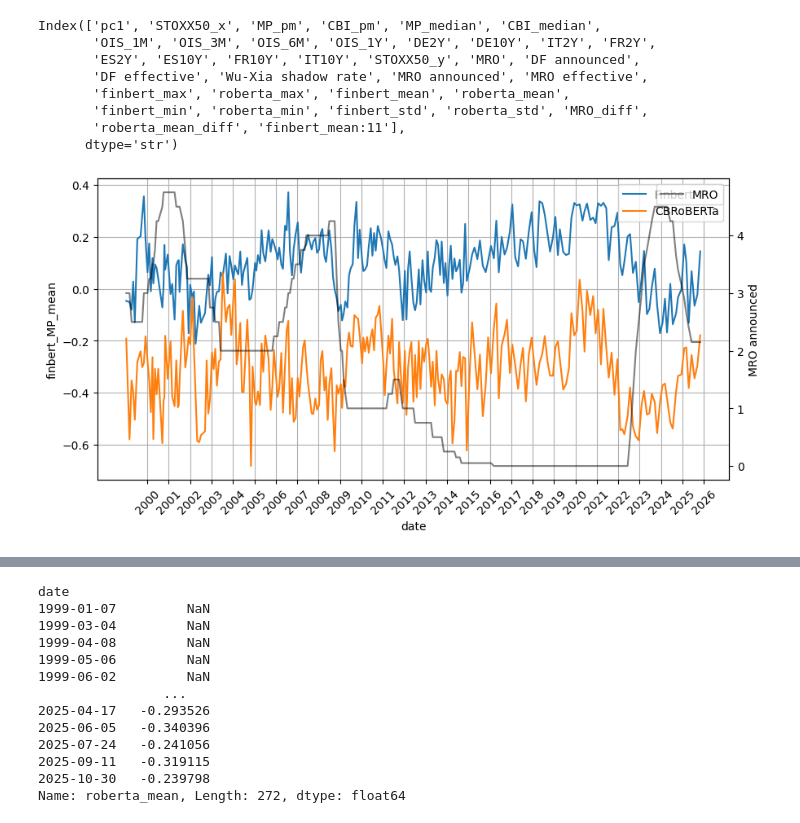
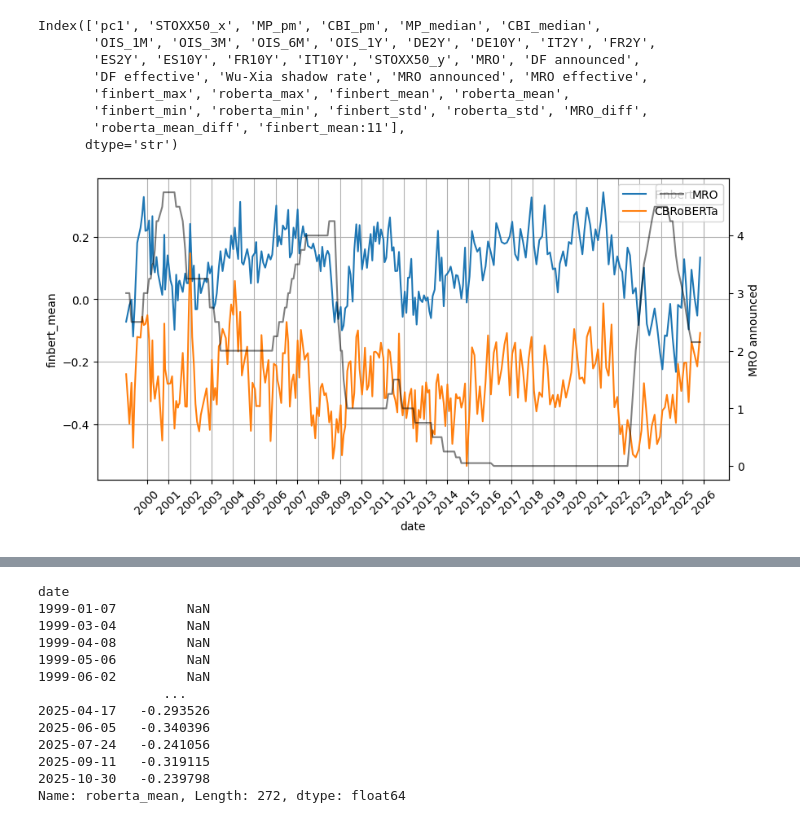
Before and after one commit to kubovotny/bachelor-thesis, a Jupyter notebook: source/analysis/market_independence.ipynb, the cells around one changed output, grey strips where cells are left out. Cells and saved outputs as stored; diff of their text form; code cells hidden in the pictures.

```diff
--- a/source/analysis/market_independence.ipynb
+++ b/source/analysis/market_independence.ipynb
@@ -17,12 +17,12 @@ from ..data.sentiment import return_sentiment_agg_pivot
 import pandas as pd
 import plotly.graph_objects as go
 # %%
-WITH_LABEL = True
+WITH_LABEL = False
 data = return_data(
     IS_QA_division=False,
     qa_options="just_answers",
     with_label=WITH_LABEL,
-    word_limit=200,
+    word_limit=350,
     market_data="all",
 ).set_index("date")
 sentiment_columns = (
@@ -148,32 +92,32 @@ Index(['pc1', 'STOXX50_x', 'MP_pm', 'CBI_pm', 'MP_median', 'CBI_median',
 # %%
 fig, ax = plt.subplots()
 fig.set_figwidth(10)
 data["MRO_diff"] = data["MRO announced"] - data["MRO"]
 sns.lineplot(
     data,
     x="date",
-    y=data["finbert_MP_mean"],
+    y=data["finbert_mean"],
     label="Finbert",
     ax=ax,
 )
 sns.lineplot(
     data,
     x="date",
-    y=data["roberta_MP_mean"],
+    y=data["roberta_mean"],
     label="CBRoBERTa",
     ax=ax,
 )
 
 sns.lineplot(
     data,
     x="date",
     y="MRO announced",
     label="MRO",
     color="black",
     alpha=0.5,
     ax=ax.twinx(),
 )
-ax.set_xticks([f"{year}-01-01" for year in range(2000, 2027, 1)], range(2000, 2027, 1),rotation=45)
+ax.set_xticks([f"{year}-01-01" for year in range(2000, 2027, 1)], [str(year) for year in range(2000, 2027, 1)],rotation=45)
 ax.grid()
 # %% [output]
-[figure, old version]
+[figure, new version]
```
Also changed, not shown: parts of 11 cells of this notebook, 1 other file.
